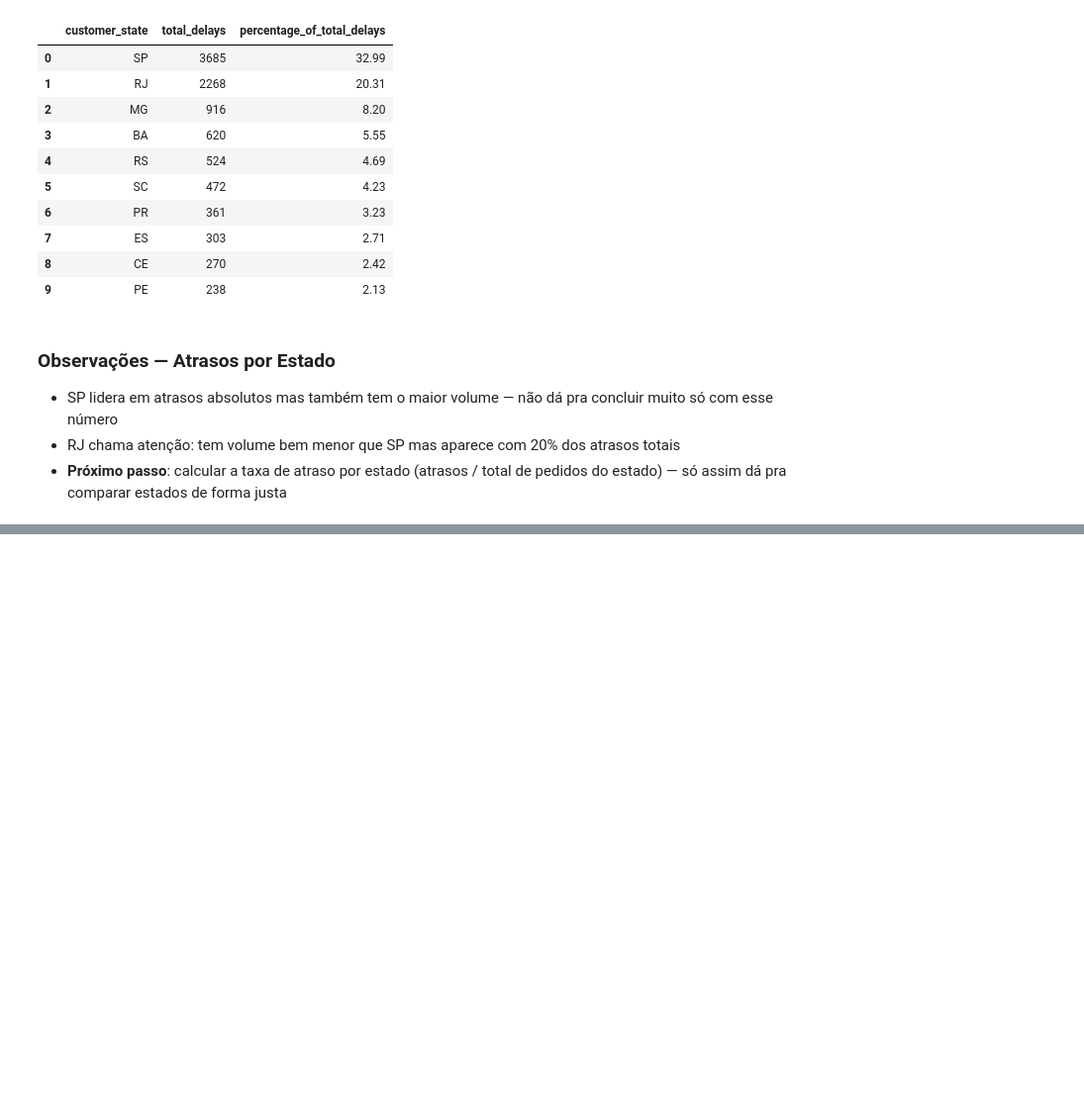
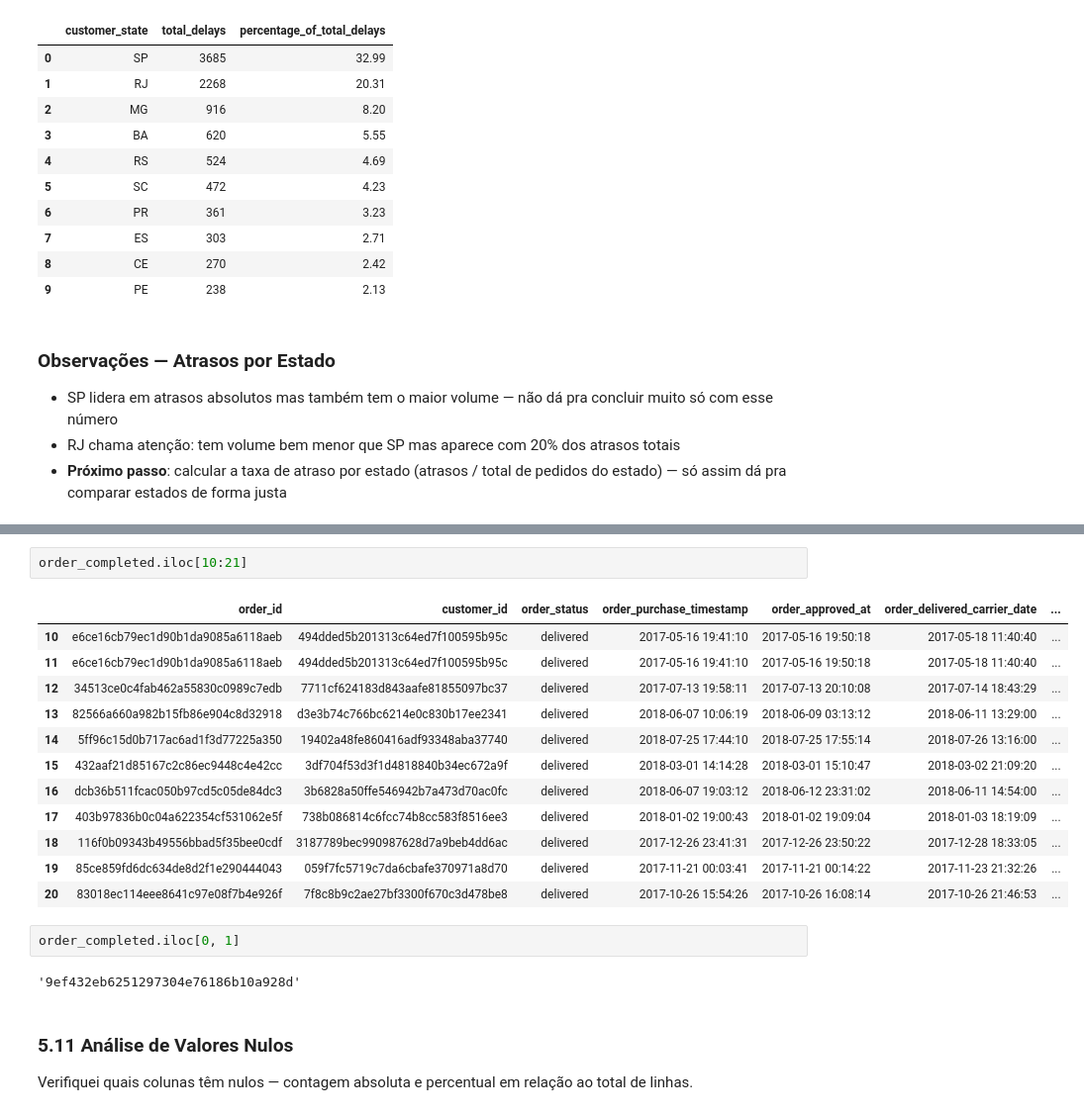
Before and after one commit to LucasFDL/olist-analytics, a Jupyter notebook: notebooks/01_eda_inicial.ipynb, the cells around one changed output, grey strips where cells are left out. Shown at 99% size. Drawn from its saved outputs; the diff is of its cells as text; blank space fills up the shorter version.

Commit message:
feat: add loc/iloc exploration and missing data analysis to eda notebook

```diff
--- a/notebooks/01_eda_inicial.ipynb
+++ b/notebooks/01_eda_inicial.ipynb
@@ -424,0 +463,23 @@ delay_summary.head(10)
+# %%
+order_completed.iloc[10:21]
+# %% [output]
+|  | order_id | customer_id | order_status | order_purchase_timestamp | order_approved_at | order_delivered_carrier_date | ... |
+| 10 | e6ce16cb79ec1d90b1da9085a6118aeb | 494dded5b201313c64ed7f100595b95c | delivered | 2017-05-16 19:41:10 | 2017-05-16 19:50:18 | 2017-05-18 11:40:40 | ... |
+| 11 | e6ce16cb79ec1d90b1da9085a6118aeb | 494dded5b201313c64ed7f100595b95c | delivered | 2017-05-16 19:41:10 | 2017-05-16 19:50:18 | 2017-05-18 11:40:40 | ... |
+| 12 | 34513ce0c4fab462a55830c0989c7edb | 7711cf624183d843aafe81855097bc37 | delivered | 2017-07-13 19:58:11 | 2017-07-13 20:10:08 | 2017-07-14 18:43:29 | ... |
+| 13 | 82566a660a982b15fb86e904c8d32918 | d3e3b74c766bc6214e0c830b17ee2341 | delivered | 2018-06-07 10:06:19 | 2018-06-09 03:13:12 | 2018-06-11 13:29:00 | ... |
+| 14 | 5ff96c15d0b717ac6ad1f3d77225a350 | 19402a48fe860416adf93348aba37740 | delivered | 2018-07-25 17:44:10 | 2018-07-25 17:55:14 | 2018-07-26 13:16:00 | ... |
+| 15 | 432aaf21d85167c2c86ec9448c4e42cc | 3df704f53d3f1d4818840b34ec672a9f | delivered | 2018-03-01 14:14:28 | 2018-03-01 15:10:47 | 2018-03-02 21:09:20 | ... |
+| 16 | dcb36b511fcac050b97cd5c05de84dc3 | 3b6828a50ffe546942b7a473d70ac0fc | delivered | 2018-06-07 19:03:12 | 2018-06-12 23:31:02 | 2018-06-11 14:54:00 | ... |
+| 17 | 403b97836b0c04a622354cf531062e5f | 738b086814c6fcc74b8cc583f8516ee3 | delivered | 2018-01-02 19:00:43 | 2018-01-02 19:09:04 | 2018-01-03 18:19:09 | ... |
+| 18 | 116f0b09343b49556bbad5f35bee0cdf | 3187789bec990987628d7a9beb4dd6ac | delivered | 2017-12-26 23:41:31 | 2017-12-26 23:50:22 | 2017-12-28 18:33:05 | ... |
+| 19 | 85ce859fd6dc634de8d2f1e290444043 | 059f7fc5719c7da6cbafe370971a8d70 | delivered | 2017-11-21 00:03:41 | 2017-11-21 00:14:22 | 2017-11-23 21:32:26 | ... |
+| 20 | 83018ec114eee8641c97e08f7b4e926f | 7f8c8b9c2ae27bf3300f670c3d478be8 | delivered | 2017-10-26 15:54:26 | 2017-10-26 16:08:14 | 2017-10-26 21:46:53 | ... |
+# %%
+order_completed.iloc[0, 1]
+# %% [output]
+'9ef432eb6251297304e76186b10a928d'
+# %% [markdown]
+### 5.11 Análise de Valores Nulos
+
+Verifiquei quais colunas têm nulos — contagem absoluta e percentual em relação ao total de linhas.
```
Also changed, not shown: parts of 7 cells of this notebook.
